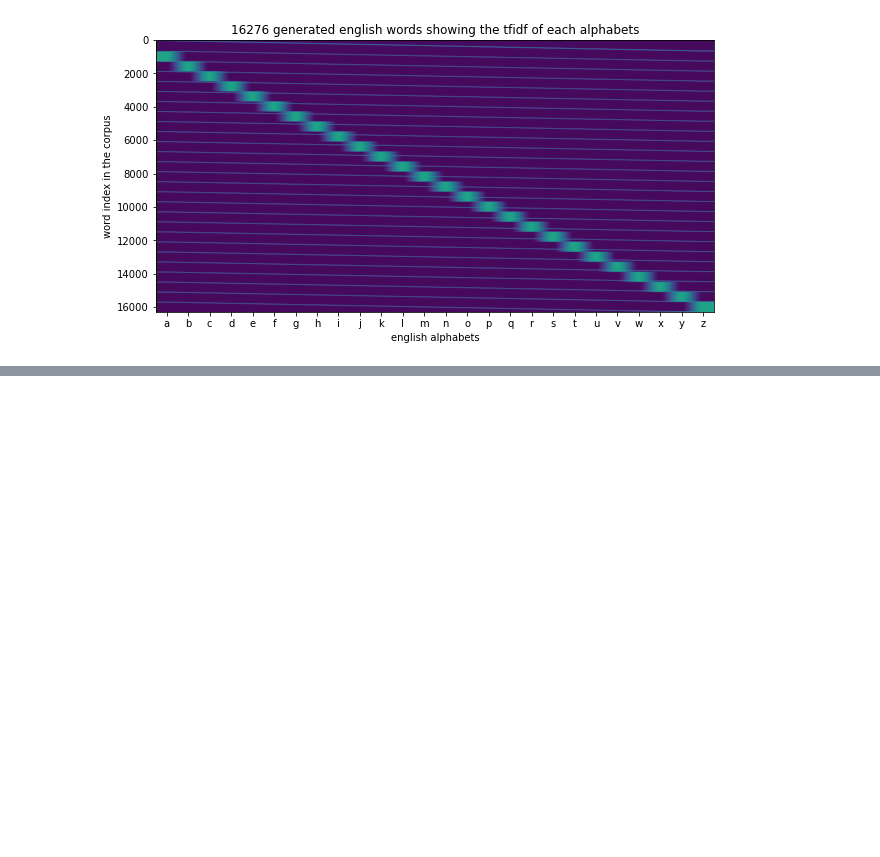
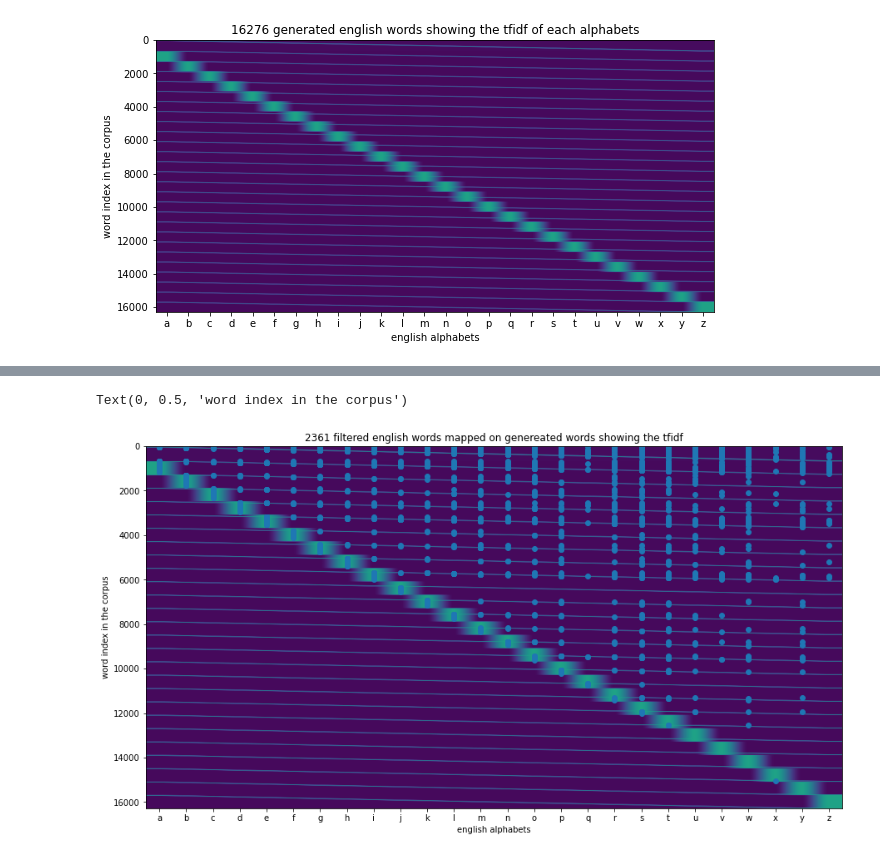
Before and after one commit to kpsamuel/Machine-Learning-Research, a Jupyter notebook: NLP/TextGenerator/language-dictionary.ipynb, the cells around one changed output, grey strips where cells are left out. Drawn from its saved outputs; the diff is of its cells as text; code cells hidden in the pictures; blank space fills up the shorter version.

```diff
--- a/NLP/TextGenerator/language-dictionary.ipynb
+++ b/NLP/TextGenerator/language-dictionary.ipynb
@@ -134,0 +125,22 @@ np.where(np.all(np.subtract(A,a) == 0, axis=1))
+# %%
+## checking for index of common words in generated tfidf vector, by substraction method
+## substraction method defines, matrix of (n,m) is substracted with matrix of (1,m) the resultant matrix having rows 0 in matched rows.
+common_index = []
+for idx in range(filtered_words_vector.shape[0]):
+    common_vector = np.subtract(generated_words_tfidf_vector.toarray(), filtered_words_vector[idx].toarray())
+    index_ = np.where(np.all(common_vector == 0, axis=1))[0][0]
+    common_index.append(index_)
+
+word_alphabet_index = [ord(word[0])-96-1 for word in filtered_words]
+# %%
+fig = plt.figure(figsize=(15,8))
+plt.scatter(word_alphabet_index,common_index)
+plt.imshow(generated_words_tfidf_vector.toarray(), aspect="auto")
+plt.xticks(ticks=list(range(len(alphabets_))), labels=alphabets_)
+
+plt.title(f"{filtered_words_vector.shape[0]} filtered english words mapped on genereated words showing the tfidf")
+plt.xlabel("english alphabets")
+plt.ylabel("word index in the corpus")
+# %% [output]
+Text(0, 0.5, 'word index in the corpus')
+[figure, added]
```
Also changed, not shown: parts of 9 cells of this notebook, 2 other files.
